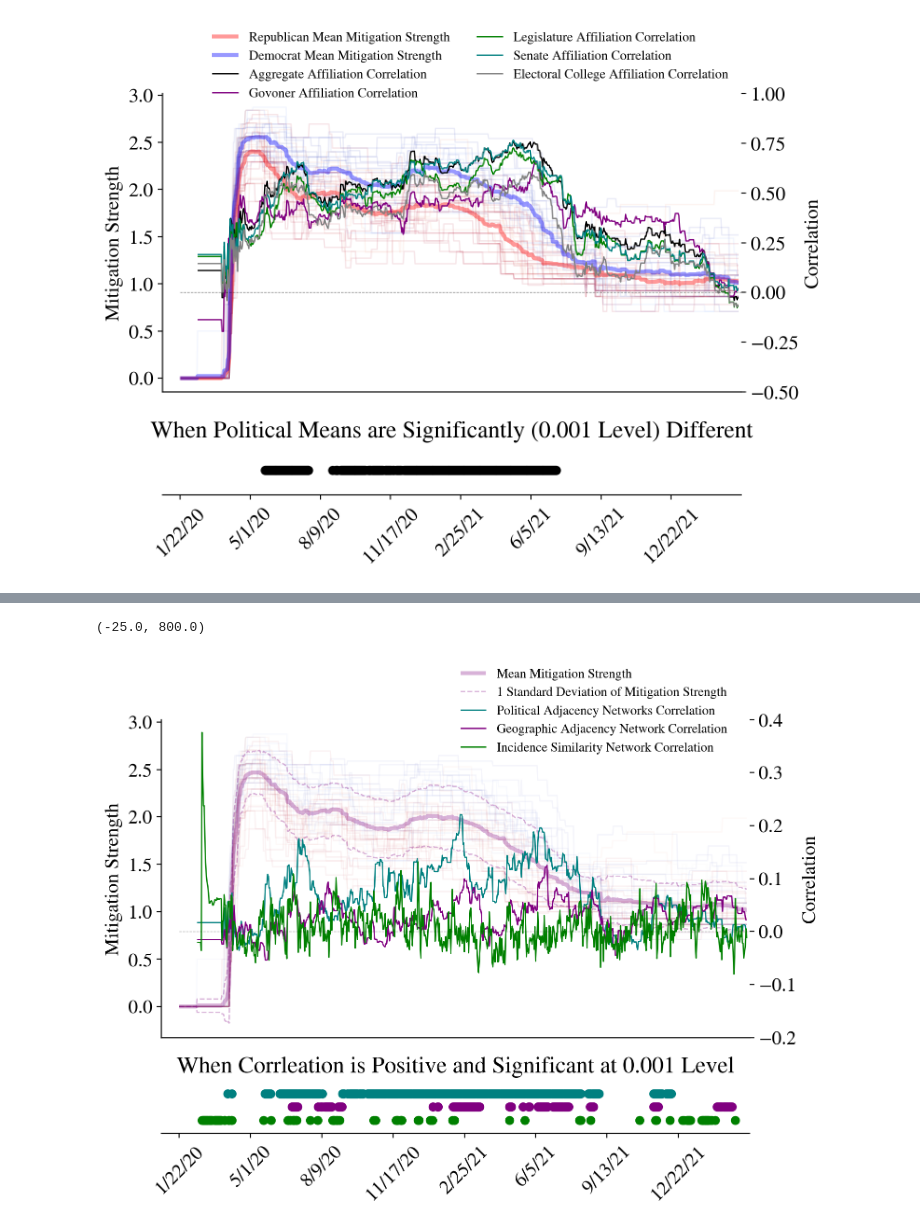
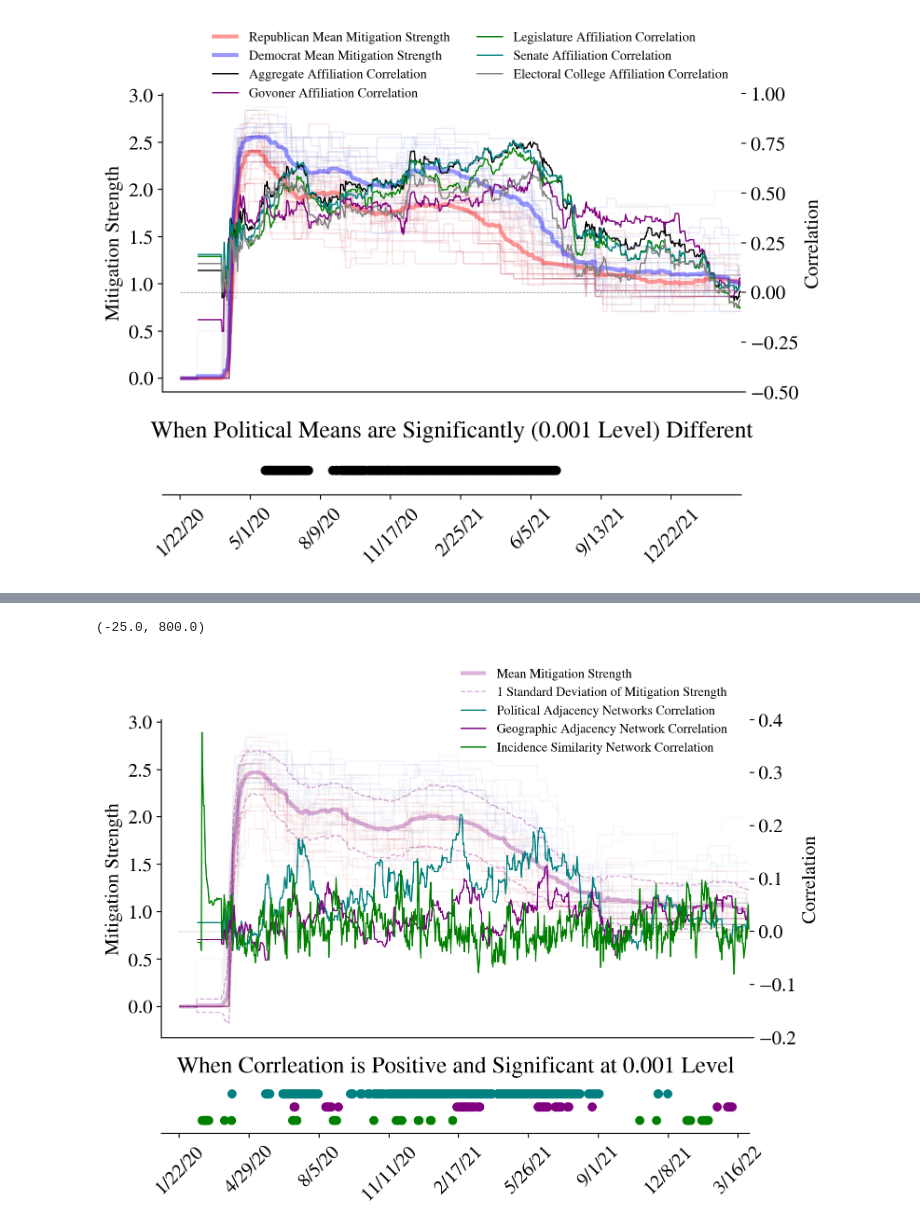
Before and after one commit to friesb/Mitigation_Policy_Analysis, a Jupyter notebook: Full_Analysis.ipynb, the cells around one changed output, grey strips where cells are left out. Drawn from its saved outputs; the diff is of its cells as text; code cells hidden in the pictures.

Commit message:
Notebook cleaned
Jupyter notebook is cleaned with figures and all source files are available.

```diff
--- a/Full_Analysis.ipynb
+++ b/Full_Analysis.ipynb
@@ -327,7 +282,6 @@ elec_mitigation_correlation = []
 
 for t in trange(mitigation_array.shape[1]):
     party_mitigation_correlation.append(np.corrcoef(party_strength, mitigation_strength[t])[0,1])
-    party_change_correlation.append(np.corrcoef(party_strength, mitigation_change[t])[0,1])
     gov_mitigation_correlation.append(np.corrcoef(-poli_parties.iloc[:,-1], mitigation_strength[t])[0,1])
     leg_mitigation_correlation.append(np.corrcoef(-poli_parties.iloc[:,4], mitigation_strength[t])[0,1])
     sen_mitigation_correlation.append(np.corrcoef(-poli_parties.iloc[:,2], mitigation_strength[t])[0,1])
@@ -449,23 +365,12 @@ ax.plot(inc_array.T, lw = 1, alpha = 0.1)
 # %%
-corr_1sd = []
 corr_binary = []
-corr_full = []
 corr_geo = []
-corr_change = []
 corr_inc = []
 
 for t in trange(mitigation_array.shape[1]):
-    qap_1sd = QAP(X=poli_adj.astype('float'), Y=mitigation_networks_1sd[t],npermutations = -1)
-    qap_1sd.qap()
-    corr_1sd.append(qap_1sd.beta)
-
     qap_binary = QAP(X=poli_adj.astype('float'), Y=mitigation_networks_binary[t],npermutations = -1)
     qap_binary.qap()
     corr_binary.append(qap_binary.beta)
-
-    qap_full = QAP(X=poli_distance.astype('float'), Y=mitigation_networks_full[t],npermutations = -1)
-    qap_full.qap()
-    corr_full.append(qap_full.beta)
 
     qap_geo = QAP(X=geo_adj.astype('float'), Y=mitigation_networks_binary[t],npermutations = -1)
     qap_geo.qap()
@@ -475,14 +380,6 @@ for t in trange(mitigation_array.shape[1]):
     qap_inc.qap()
     corr_inc.append(qap_inc.beta)
 
-for t in range(0,int(mitigation_array.shape[1]/7)+1):
-    qap_change = QAP(X=poli_adj.astype('float'), Y=mitigation_networks_change[t],npermutations = -1)
-    qap_change.qap()
-    corr_change.append(qap_change.beta)
-
-corr_1sd = np.row_stack(corr_1sd)
 corr_binary = np.row_stack(corr_binary)
-corr_full = np.row_stack(corr_full)
 corr_geo = np.row_stack(corr_geo)
-corr_change = np.row_stack(corr_change)
 corr_inc = np.row_stack(corr_inc)
@@ -557,16 +386,10 @@ Text(0.5, 1.16, 'Mitigation Strength Correlation with Various Measures of Politi
 # %%
-sig_level = 0.01
-sig_full = np.where(corr_full[:,1] < sig_level)[0]
+sig_level = 0.001
 sig_binary = np.where(corr_binary[:,1] < sig_level)[0]
-sig_1sd = [i for i,v in enumerate(corr_1sd) if v[0] > 0 and v[1] < sig_level]
-# sig_1sd = np.where((corr_1sd[:,1] < sig_level and corr_1sd[:,0] > 0))[0]
 sig_geo = np.where(corr_geo[:,1] < sig_level)[0]
 sig_inc = np.where(corr_inc[:,1] < sig_level)[0]
 
-
-sig_full = [i for i,v in enumerate(corr_full) if v[0] > 0 and v[1] < sig_level]
 sig_binary = [i for i,v in enumerate(corr_binary) if v[0] > 0 and v[1] < sig_level]
-sig_1sd = [i for i,v in enumerate(corr_1sd) if v[0] > 0 and v[1] < sig_level]
 sig_geo = [i for i,v in enumerate(corr_geo) if v[0] > 0 and v[1] < sig_level]
 sig_inc = [i for i,v in enumerate(corr_inc) if v[0] > 0 and v[1] < sig_level]
 # %%
@@ -574,49 +397,35 @@ fig, (ax, ax2) = plt.subplots(2,1, figsize = (7,5), gridspec_kw={'height_ratios'
 fig.tight_layout(pad = 0.5)
 for index in range(mitigation_array[:,:,-2].shape[0]):
     z = ax.plot(LA.norm(mitigation_array[index,:,:], axis = -1), linewidth = 1, alpha = 0.05, color = cm.coolwarm(poli_norm_color(-party_strength[index])))
-
-# ax.plot(rep_norm/total_rep, 'r', label = 'Republican Mean', alpha = 0.5)
-# ax.plot(dem_norm/total_dem, 'b', label = 'Democrat Mean', alpha = 0.5)
 ax.plot(mean_list, 'purple', alpha = 0.3, label = 'Mean Mitigation Strength')
 ax.plot(mean_list + np.sqrt(var_list), '--', color = 'purple', lw = 1, alpha = 0.3, label = '1 Standard Deviation of Mitigation Strength')
 ax.plot(mean_list - np.sqrt(var_list), '--', color = 'purple', lw = 1, alpha = 0.3)
 
 ax1 = ax.twinx()
-# ax1.plot(corr_full[:,0], 'k', lw = 1, label = 'Political Distance Networks')
 ax1.plot(corr_binary[:,0],color = 'teal', lw = 1, label = 'Political Adjacency Networks Correlation')
-# ax1.plot(corr_1sd[:,0], color = 'green', lw = 1, label = 'Extreme Network')
 ax1.plot(corr_geo[:,0], '-', color = 'purple', lw = 1, label = 'Geographic Adjacency Network Correlation')
 ax1.plot(corr_inc[:,0], '-', color = 'g', lw = 1, label = 'Incidence Similarity Network Correlation')
-# ax1.plot(np.arange(0,mitigation_array.shape[1],7),corr_change[:,0], '-.', color = 'teal', lw = 1, label = 'Change')
-
 ax1.set_ylim(-0.2,0.4)
 
 rep_mean = rep_norm/total_rep
 dem_mean = dem_norm/total_dem
 rep_var = np.var(total_norm[rep_list], axis = 0)
 dem_var = np.var(total_norm[dem_list], axis = 0)
-
-# ax.set_xticks(time[::100], dates[::100], rotation = 45)
 ax.set_xticks([])
 ax.set_ylabel('Mitigation Strength')
 ax1.set_ylabel('Correlation')
 fig.legend(fontsize = 10, ncol = 1, bbox_to_anchor = (0.95,1.1))
-# fig.suptitle('Mitigation Strength Correlation with Potential Explanatory Factors', y = 1.16)
-
-# ax2.scatter(sig_full, 2*np.ones(len(sig_full)), color = 'k')
 ax2.scatter(sig_binary, 1*np.ones(len(sig_binary)), color = 'teal')
-# ax2.scatter(sig_1sd, -2*np.ones(len(sig_1sd)), color = 'g')
 ax2.scatter(sig_geo, 0*np.ones(len(sig_geo)), color = 'purple')
 ax2.scatter(sig_inc, -1*np.ones(len(sig_inc)), color = 'g')
-ax2.set_xticks(time[:-9][::100], dates[::100], rotation = 45)
+ax2.set_xticks(time[:-9][::98], dates[::98], rotation = 45)
 ax2.set_yticks([])#[1,0,-1])
-# ax2.set_yticklabels(['Complete Network', 'Threshold Network', 'Extreme Network'])
 ax2.set_ylim(-2,2)
 ax2.spines.left.set_color('white')
 ax2.set_title('When Corrleation is Positive and Significant at 0.001 Level')
 ax1.plot([0,975], [0,0], 'k--', alpha = 0.5, lw = 0.5)
 ax.set_xlim(-25,800)
 ax2.set_xlim(-25,800)
 # %% [output]
 (-25.0, 800.0)
-[figure, old version]
+[figure, new version]
```
Also changed, not shown: parts of 29 cells of this notebook, 5 other files.
